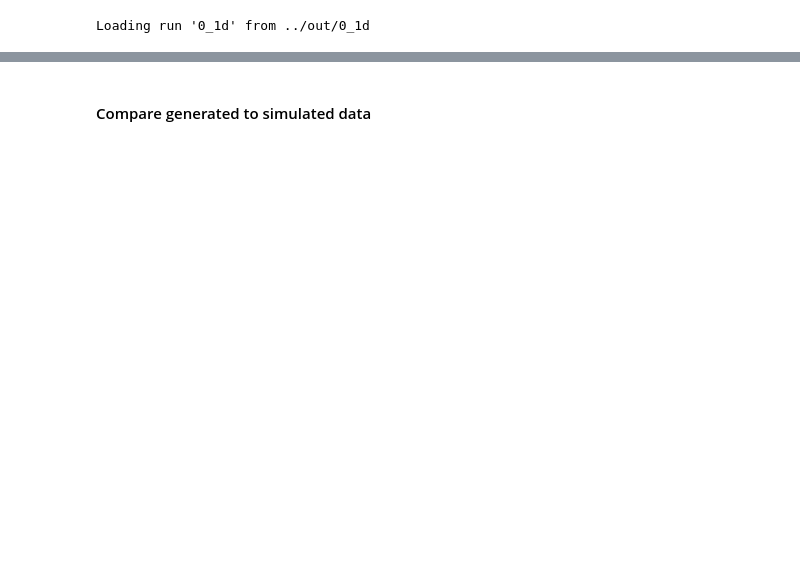
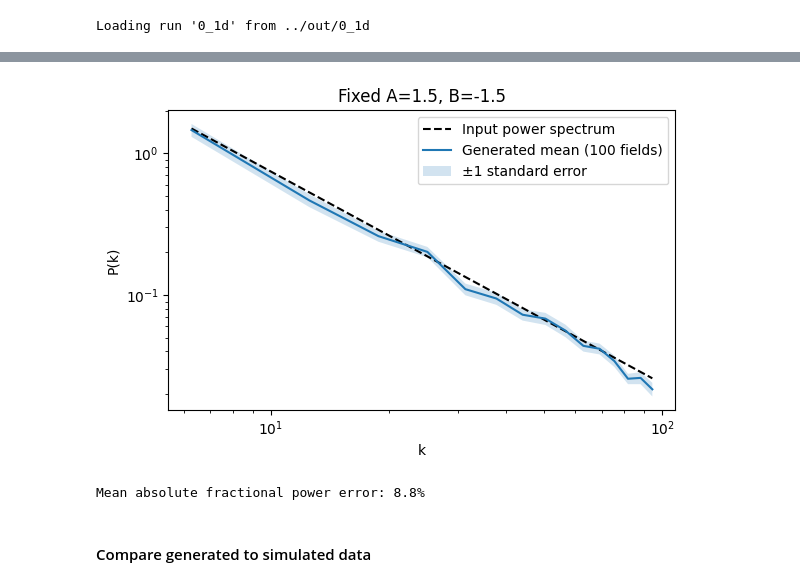
Before and after one commit to homerjed/joint, a Jupyter notebook: scripts/inference_1d.ipynb, the cells around one changed output, grey strips where cells are left out. Drawn from its saved outputs; the diff is of its cells as text; code cells hidden in the pictures; blank space fills up the shorter version.

Commit message:
test data posterior for 1d

```diff
--- a/scripts/inference_1d.ipynb
+++ b/scripts/inference_1d.ipynb
@@ -174,3 +185,40 @@ print(f"Loaded train step: {step}")
+# %%
+# Fixed raw parameters; change these two numbers to test another setting.
+n_power = 100
+a_power, b_power = 1.5, -1.5
+theta_power = (jnp.array([a_power, b_power]) - Y_mean[0]) / Y_std[0]
+noise_key, sample_key = jr.split(jr.fold_in(jr.key(config.seed), 2026))
+power_noise = jr.normal(noise_key, (n_power, *image_shape))
+power_keys = jr.split(sample_key, n_power)
+
+# Generate only x; keep the same a,b for all 100 independent noise draws.
+power_x = jax.lax.map(
+    lambda pair: family.sample_modalities_fn(v_infer, {"x": pair[0], "a": theta_power[:1], "b": theta_power[1:]}, ["x"], pair[1],)["x"],
+    (power_noise, power_keys), batch_size=10,
+)
+power_fields = np.asarray(power_x * X_std + X_mean)[:, 0]
+assert np.isfinite(power_fields).all()
+n = config.data_config.n_pix
+# Orthonormal FFT matches the simulator's sqrt(n) scaling; omit DC/Nyquist.
+k_power = 2 * np.pi * np.fft.rfftfreq(n, d=1 / n)[1:(n + 1) // 2]
+power_each = np.abs(np.fft.rfft(power_fields, norm="ortho")[:, 1:(n + 1) // 2]) ** 2
+input_power = a_power * (k_power / (2 * np.pi)) ** b_power
+
+power_mean = power_each.mean(axis=0)
+power_sem = power_each.std(axis=0, ddof=1) / np.sqrt(n_power)
+fig, ax = plt.subplots(figsize=(6, 4))
+ax.loglog(k_power, input_power, "k--", label="Input power spectrum")
+ax.loglog(k_power, power_mean, label="Generated mean (100 fields)")
+ax.fill_between(k_power, power_mean - power_sem, power_mean + power_sem,
+                alpha=0.2, label="±1 standard error")
+ax.set(xlabel="k", ylabel="P(k)", title=f"Fixed A={a_power:g}, B={b_power:g}")
+ax.legend()
+fig.tight_layout()
+plt.show()
+print(f"Mean absolute fractional power error: {np.mean(np.abs(power_mean / input_power - 1)):.1%}")
+# %% [output]
+[figure, added]
+Mean absolute fractional power error: 8.8%
 # %% [markdown]
 #### Compare generated to simulated data
 # %%
```
Also changed, not shown: parts of 11 cells of this notebook, 1 other file.
